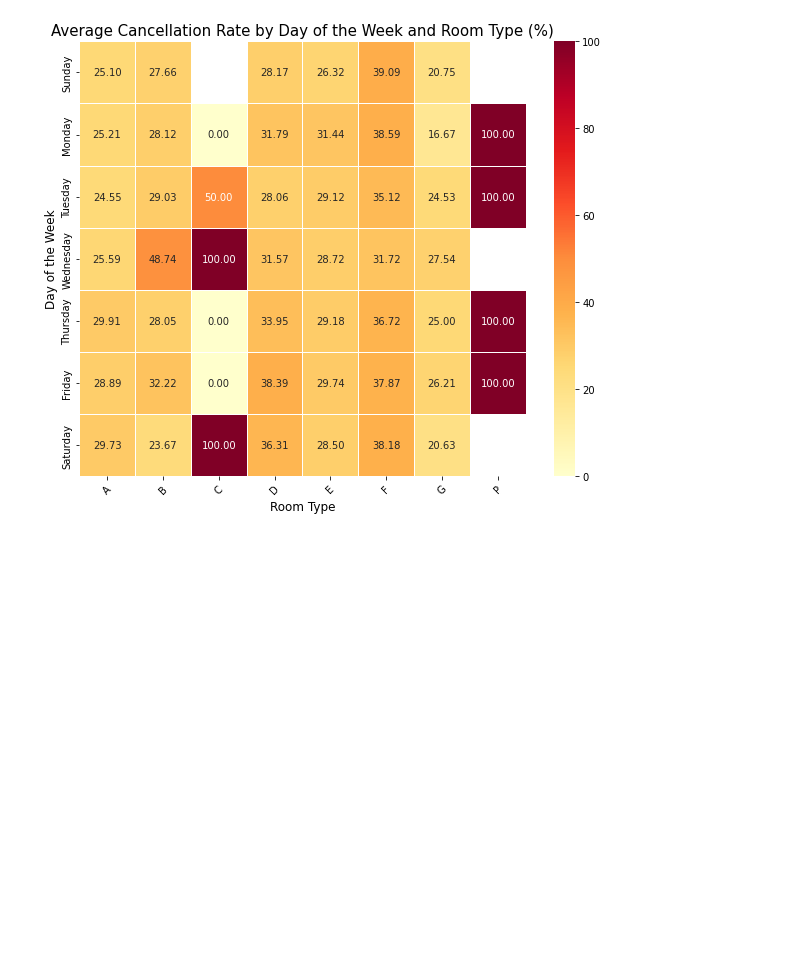
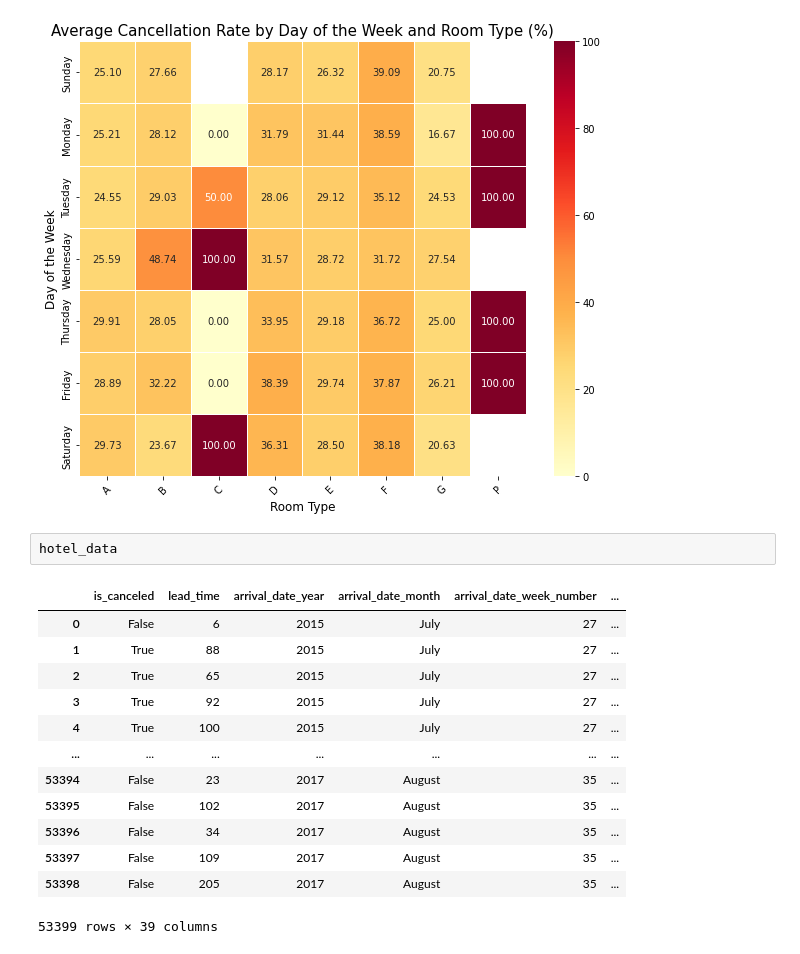
Before and after one commit to dooinn/hotel_cancellation_prediction, a Jupyter notebook: 2_eda_indept.ipynb, the cells around one changed output. Cells and saved outputs as stored; diff of their text form; blank space fills up the shorter version.

```diff
--- a/2_eda_indept.ipynb
+++ b/2_eda_indept.ipynb
@@ -699,3 +699,19 @@ plt.xticks(rotation=45)
 plt.show()
 # %% [output]
 [figure]
+# %%
+hotel_data
+# %% [output]
+|  | is_canceled | lead_time | arrival_date_year | arrival_date_month | arrival_date_week_number | ... |
+| 0 | False | 6 | 2015 | July | 27 | ... |
+| 1 | True | 88 | 2015 | July | 27 | ... |
+| 2 | True | 65 | 2015 | July | 27 | ... |
+| 3 | True | 92 | 2015 | July | 27 | ... |
+| 4 | True | 100 | 2015 | July | 27 | ... |
+| ... | ... | ... | ... | ... | ... | ... |
+| 53394 | False | 23 | 2017 | August | 35 | ... |
+| 53395 | False | 102 | 2017 | August | 35 | ... |
+| 53396 | False | 34 | 2017 | August | 35 | ... |
+| 53397 | False | 109 | 2017 | August | 35 | ... |
+| 53398 | False | 205 | 2017 | August | 35 | ... |
+53399 rows × 39 columns
```
Also changed, not shown: parts of 1 cell of this notebook, 3 other files.
